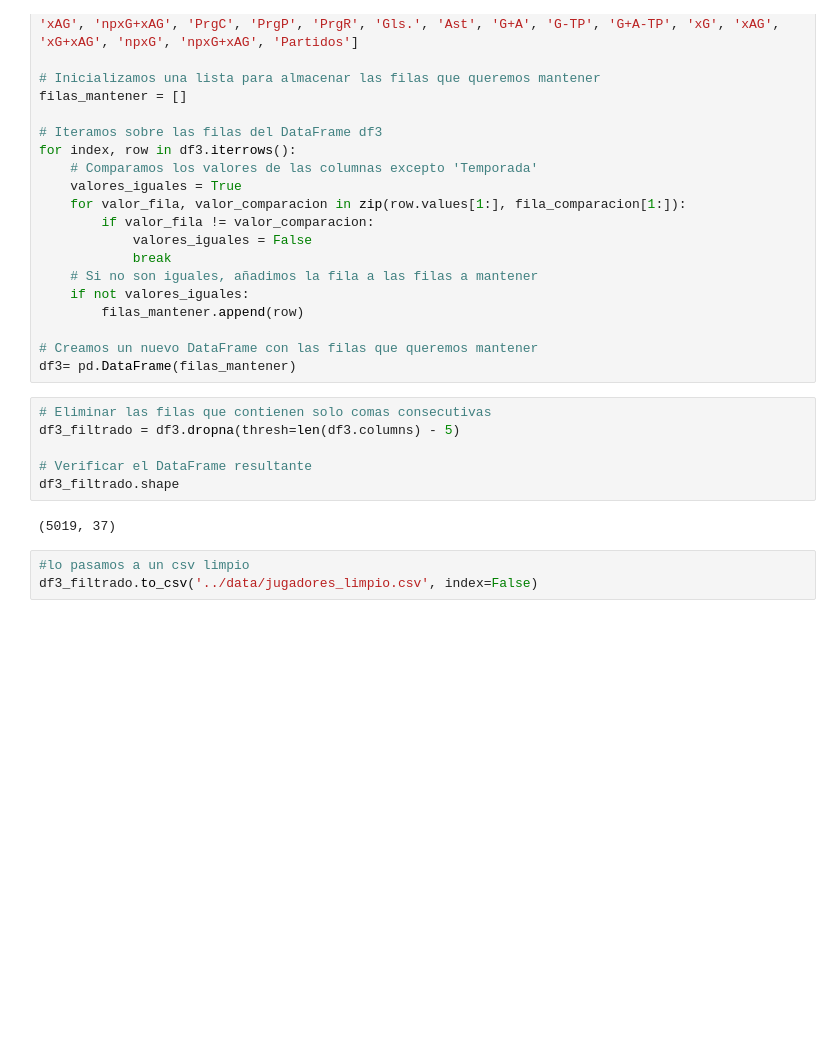
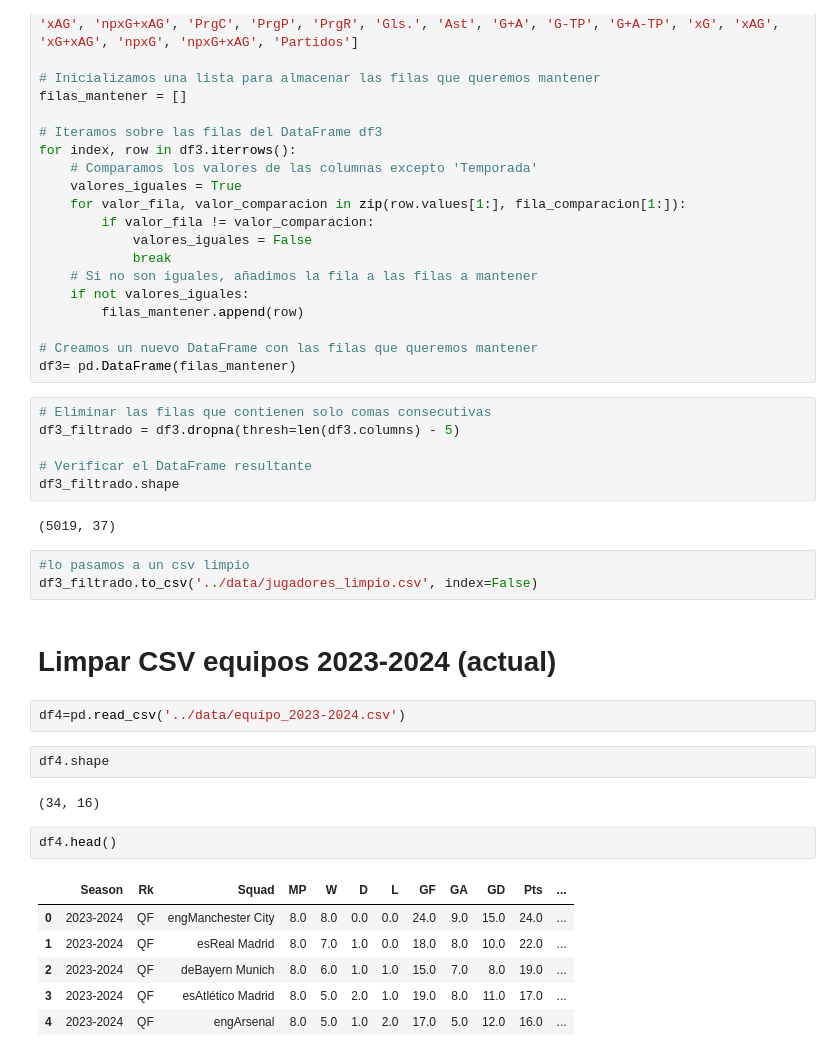
Before and after one commit to albabernal03/UEFA_PREDICCION2.0, a Jupyter notebook: analisis/limpieza.ipynb, the cells around one changed output. Saved outputs shown, nothing was run; the diff lists cells and outputs as text; blank space fills up the shorter version.

```diff
--- a/analisis/limpieza.ipynb
+++ b/analisis/limpieza.ipynb
@@ -936,3 +953,20 @@ df3_filtrado.shape
 # %%
 #lo pasamos a un csv limpio
 df3_filtrado.to_csv('../data/jugadores_limpio.csv', index=False)
+# %% [markdown]
+# Limpar CSV equipos 2023-2024 (actual)
+# %%
+df4=pd.read_csv('../data/equipo_2023-2024.csv')
+# %%
+df4.shape
+# %% [output]
+(34, 16)
+# %%
+df4.head()
+# %% [output]
+|  | Season | Rk | Squad | MP | W | D | L | GF | GA | GD | Pts | ... |
+| 0 | 2023-2024 | QF | engManchester City | 8.0 | 8.0 | 0.0 | 0.0 | 24.0 | 9.0 | 15.0 | 24.0 | ... |
+| 1 | 2023-2024 | QF | esReal Madrid | 8.0 | 7.0 | 1.0 | 0.0 | 18.0 | 8.0 | 10.0 | 22.0 | ... |
+| 2 | 2023-2024 | QF | deBayern Munich | 8.0 | 6.0 | 1.0 | 1.0 | 15.0 | 7.0 | 8.0 | 19.0 | ... |
+| 3 | 2023-2024 | QF | esAtlético Madrid | 8.0 | 5.0 | 2.0 | 1.0 | 19.0 | 8.0 | 11.0 | 17.0 | ... |
+| 4 | 2023-2024 | QF | engArsenal | 8.0 | 5.0 | 1.0 | 2.0 | 17.0 | 5.0 | 12.0 | 16.0 | ... |
```
Also changed, not shown: parts of 12 cells of this notebook, 2 other files.
